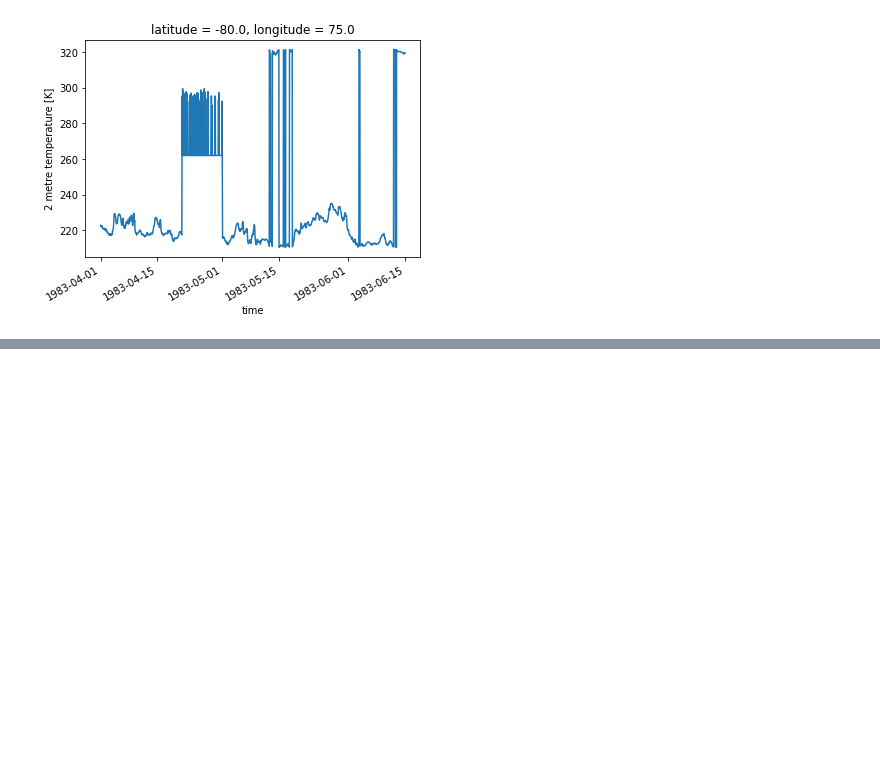
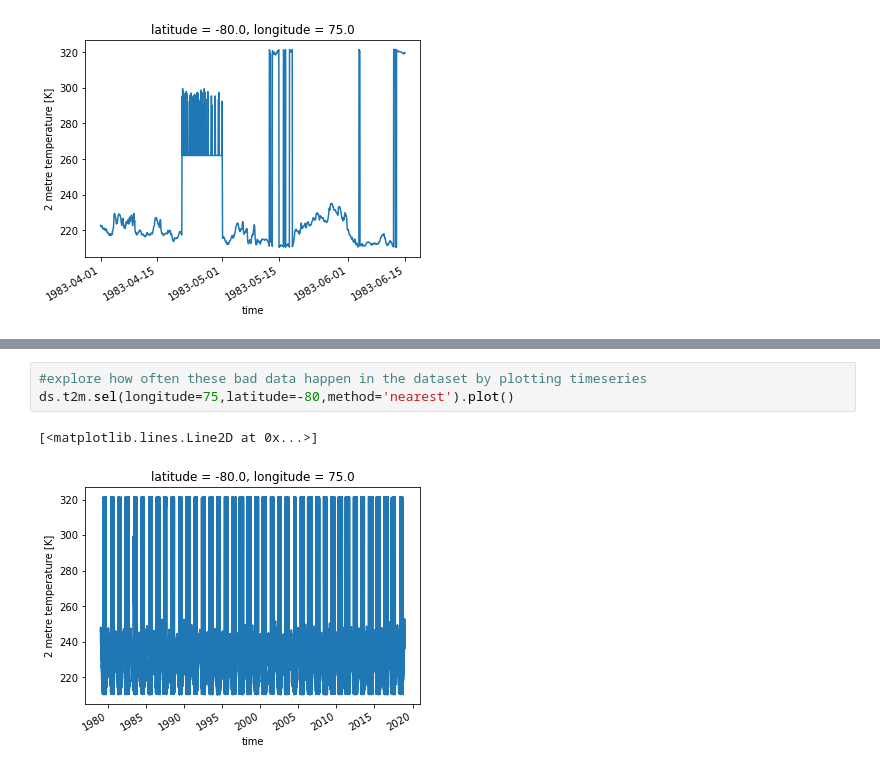
Before and after one commit to cgentemann/cloud_science, a Jupyter notebook: Cloud_testing/era5_pangeo_1983.ipynb, the cells around one changed output, grey strips where cells are left out. Drawn from its saved outputs; the diff is of its cells as text; blank space fills up the shorter version.

```diff
--- a/Cloud_testing/era5_pangeo_1983.ipynb
+++ b/Cloud_testing/era5_pangeo_1983.ipynb
@@ -106,0 +119,6 @@ ds.t2m.sel(longitude=75,latitude=-80,method='nearest').sel(time=slice('1983-04-0
+# %%
+#explore how often these bad data happen in the dataset by plotting timeseries
+ds.t2m.sel(longitude=75,latitude=-80,method='nearest').plot()
+# %% [output]
+[<matplotlib.lines.Line2D at 0x...>]
+[figure, added]
```
Also changed, not shown: parts of 1 cell of this notebook.
